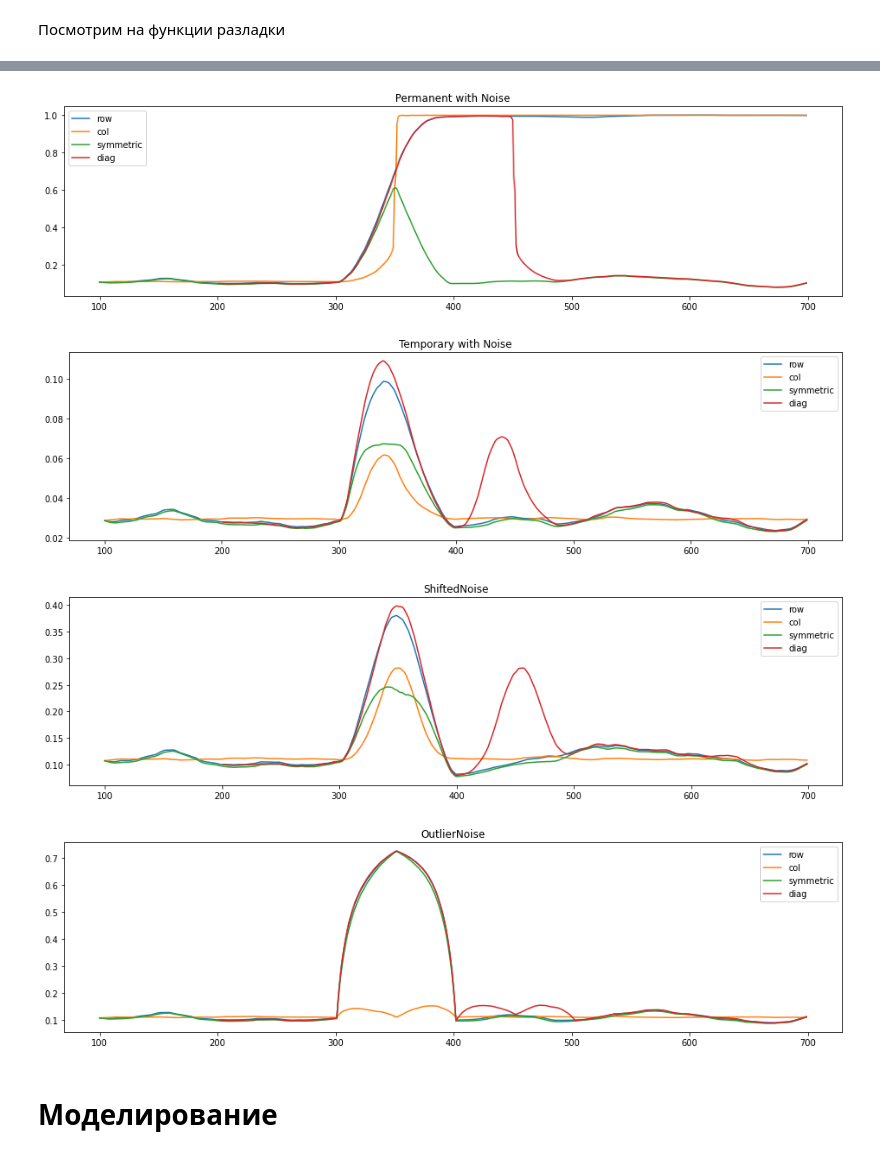
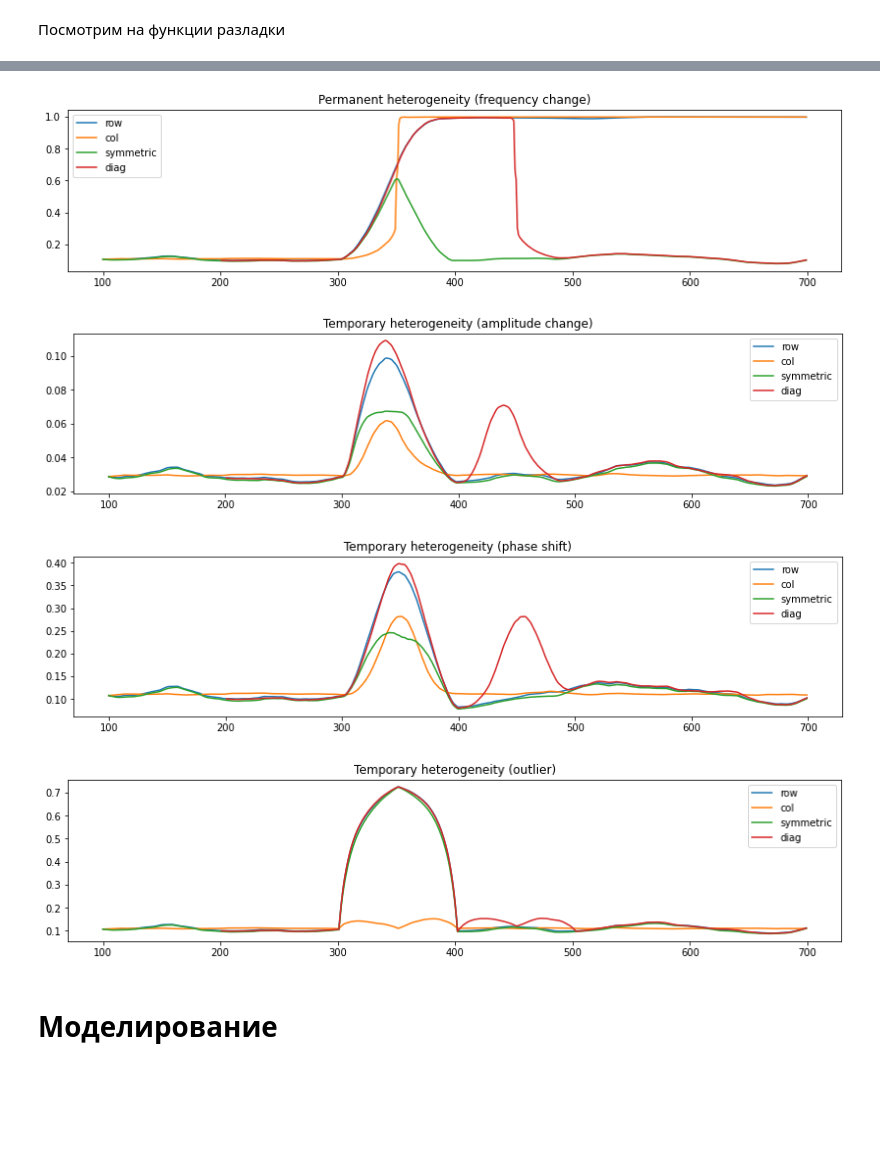
Before and after one commit to Loulaan/researchWork, a Jupyter notebook: heterFuncTestCertain.ipynb, the cells around one changed output, grey strips where cells are left out. Saved outputs shown, nothing was run; the diff lists cells and outputs as text; code cells hidden in the pictures; blank space fills up the shorter version.

```diff
--- a/heterFuncTestCertain.ipynb
+++ b/heterFuncTestCertain.ipynb
@@ -89,12 +93,7 @@ hmShiftedNoise = Hmatr(fShiftedNoise, B, T_, L, neig=r, svdMethod=method)
 
 
 fOutlier = [seriesOutlier(i) for i in range(N)]
-fOutlier[Q] = fOutlier[Q] + 10
+fOutlier[Q] = fOutlier[Q] + C1*10
 fOutlierNoise = fOutlier + eps
 hmOutlier = Hmatr(fOutlier, B, T_, L, neig=r, svdMethod=method)
 hmOutlierNoise = Hmatr(fOutlierNoise, B, T_, L, neig=r, svdMethod=method)
-
-plotSeries(fPermNoise, 'fPermNoise')
-plotSeries(fTempNoise, 'fTempNoise')
-plotSeries(fShiftedNoise, 'fShiftedNoise')
-plotSeries(fOutlierNoise, 'fOutlierNoise')
@@ -118,13 +132,13 @@ hmOutlier.plotHeterFunc('Outlier')
 # %%
-hmPermNoise.plotHeterFunc('Permanent with Noise')
-hmTempNoise.plotHeterFunc('Temporary with Noise')
-hmShiftedNoise.plotHeterFunc('ShiftedNoise')
-hmOutlierNoise.plotHeterFunc('OutlierNoise')
+hmPermNoise.plotHeterFunc('Permanent heterogeneity (frequency change)', 14, 3)
+hmTempNoise.plotHeterFunc('Temporary heterogeneity (amplitude change)', 14, 3)
+hmShiftedNoise.plotHeterFunc('Temporary heterogeneity (phase shift)', 14, 3)
+hmOutlierNoise.plotHeterFunc('Temporary heterogeneity (outlier)', 14, 3)
 # %% [output]
-[figure, old version]
+[figure, new version]
-[figure, old version]
+[figure, new version]
-[figure, old version]
+[figure, new version]
-[figure, old version]
+[figure, new version]
 # %% [markdown]
 # Моделирование
 # %%
```
Also changed, not shown: parts of 5 cells of this notebook, 3 other files.
